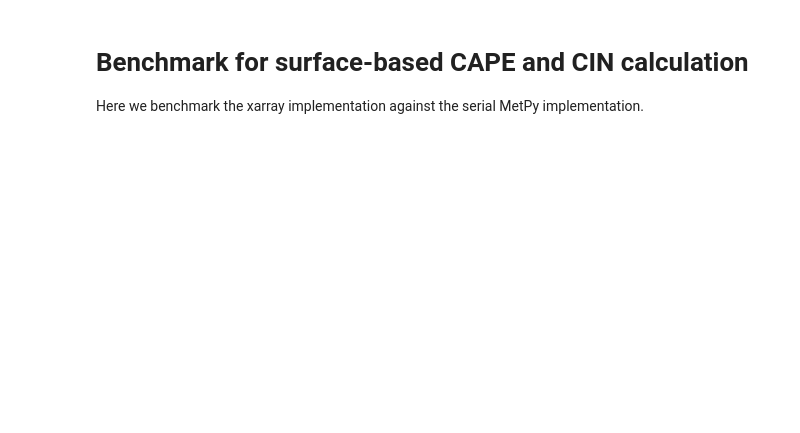
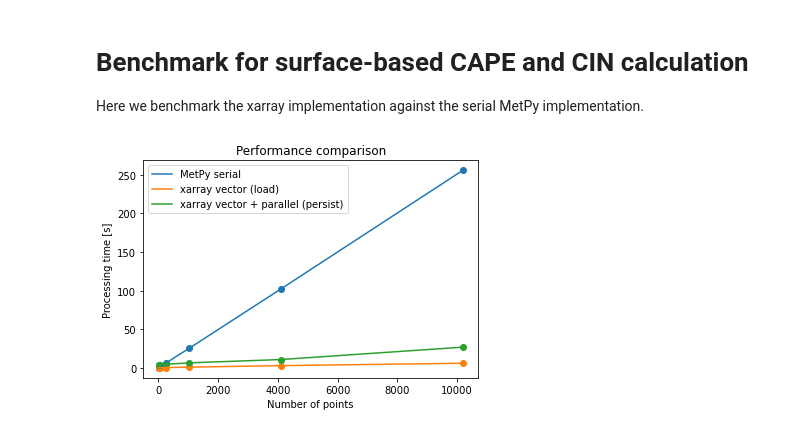
Before and after one commit to traupach/xarray_parcel, a Jupyter notebook: parcel_functions_demo.ipynb, the cells around one changed output. Drawn from its saved outputs; the diff is of its cells as text; code cells hidden in the pictures; blank space fills up the shorter version.

```diff
--- a/parcel_functions_demo.ipynb
+++ b/parcel_functions_demo.ipynb
@@ -286,4 +299,18 @@ Here we benchmark the xarray implementation against the serial MetPy implementat
 reload(parcel)
 reload(parcel_test)
 benchmark_results = parcel_test.benchmark_cape(dat)
+# %%
+plt.scatter(benchmark_results.pts.values, benchmark_results.serial.values)
+plt.scatter(benchmark_results.pts.values, benchmark_results.xr_load.values)
+plt.scatter(benchmark_results.pts.values, benchmark_results.xr_persist.values)
+plt.plot(benchmark_results.pts.values, benchmark_results.serial.values, label='MetPy serial')
+plt.plot(benchmark_results.pts.values, benchmark_results.xr_load.values, label='xarray vector (load)')
+plt.plot(benchmark_results.pts.values, benchmark_results.xr_persist.values, label='xarray vector + parallel (persist)')
+plt.xlabel('Number of points')
+plt.ylabel('Processing time [s]')
+plt.title('Performance comparison')
+plt.legend()
+plt.show()
+# %% [output]
+[figure, added]
 # %%
```
Also changed, not shown: parts of 15 cells of this notebook, 2 other files.
